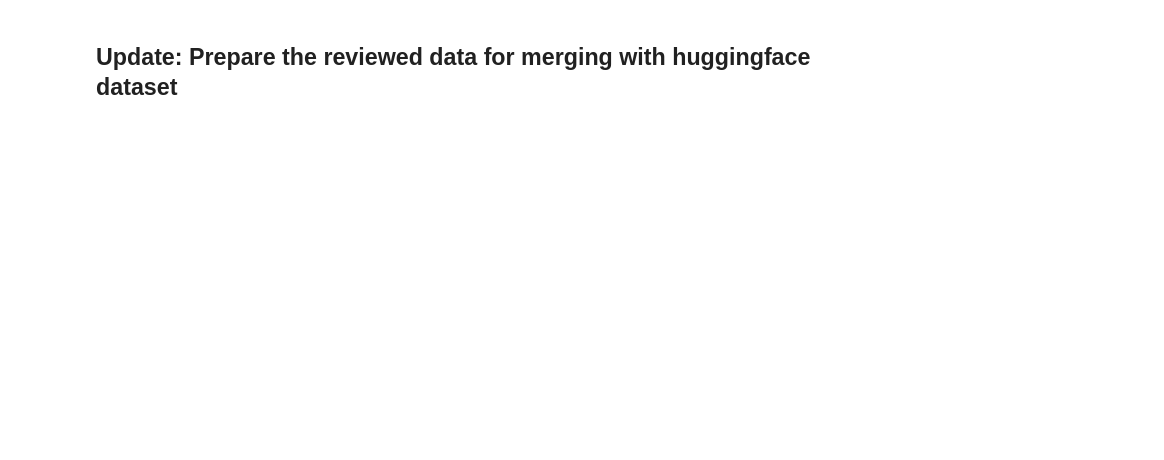
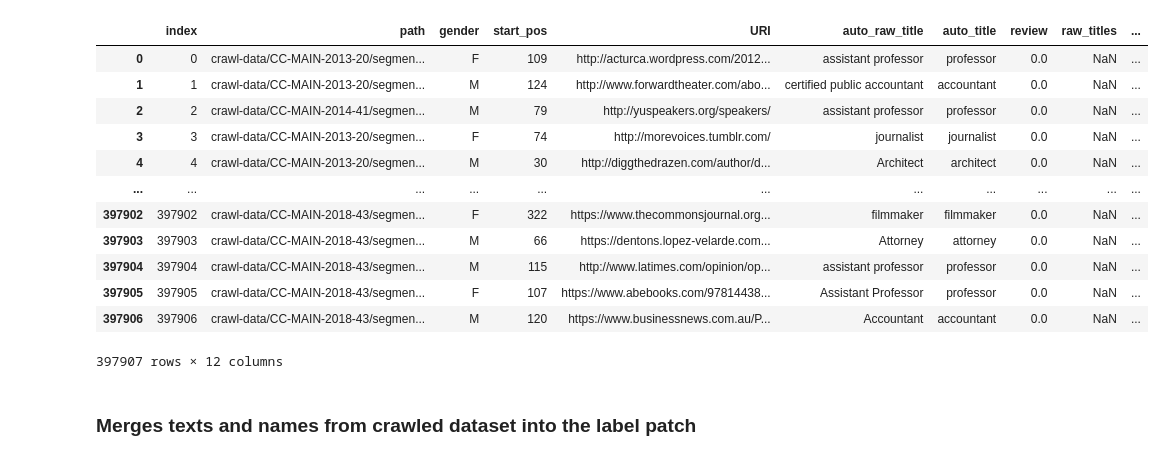
Before and after one commit to HammerLabML/MeasuringFairnessWithBiasedData, a Jupyter notebook: add_changes_to_dataset.ipynb, the cells around one changed output. Saved outputs shown, nothing was run; the diff lists cells and outputs as text; code cells hidden in the pictures; blank space fills up the shorter version.

Commit message:
update patch notebooks

```diff
--- a/add_changes_to_dataset.ipynb
+++ b/add_changes_to_dataset.ipynb
@@ -10,8 +8,5 @@ import numpy as np
 # %%
-BIOS_FILE_REVIEWED = "data/BIOS_REVIEWED.pkl" # only reviewed samples
-BIOS_FILE_COMPLETE = "data/BIOS_COMPLETE.pkl" # whole dataset with changes to the reviewed samples
-BIOS_LABELS = "data/BIOS_LABELS.csv" # this contains all of our changes without the sensitive data, but ids matching the BIOS dataset
-BIOS_RAW = "../../data/biosbias2023/BIOS.pkl" # "data/BIOS.pkl"
-TITLE_JSON = "data/title_lookup.json"
+BIOS_LABELS = "data/BIOS_LABELS_v2.csv" # this contains all of our changes without the sensitive data, but ids matching the BIOS dataset
+BIOS_RAW = "../../data/biosbias2023/BIOS.pkl" # path to the downloaded BIOS.pkl
 
-reviewed_classes = ['architect', 'surgeon', 'dentist', 'teacher', 'psychologist', 'nurse', 'photographer', 'physician', 'attorney', 'journalist']
+reviewed_classes = ['architect', 'surgeon', 'dentist', 'teacher', 'psychologist', 'nurse', 'photographer', 'physician', 'attorney', 'journalist', 'software_enginner', 'model']
@@ -21,3 +35,18 @@ with (open(BIOS_RAW, "rb")) as openfile:
 # %%
+# get labels
 df_label = pd.read_csv(BIOS_LABELS, sep='\t')
-labeled_data = df_label.to_dict('records')
+df_label
+# %% [output]
+|  | index | path | gender | start_pos | URI | auto_raw_title | auto_title | review | raw_titles | ... |
+| 0 | 0 | crawl-data/CC-MAIN-2013-20/segmen... | F | 109 | http://acturca.wordpress.com/2012... | assistant professor | professor | 0.0 | NaN | ... |
+| 1 | 1 | crawl-data/CC-MAIN-2013-20/segmen... | M | 124 | http://www.forwardtheater.com/abo... | certified public accountant | accountant | 0.0 | NaN | ... |
+| 2 | 2 | crawl-data/CC-MAIN-2014-41/segmen... | M | 79 | http://yuspeakers.org/speakers/ | assistant professor | professor | 0.0 | NaN | ... |
+| 3 | 3 | crawl-data/CC-MAIN-2013-20/segmen... | F | 74 | http://morevoices.tumblr.com/ | journalist | journalist | 0.0 | NaN | ... |
+| 4 | 4 | crawl-data/CC-MAIN-2013-20/segmen... | M | 30 | http://diggthedrazen.com/author/d... | Architect | architect | 0.0 | NaN | ... |
+| ... | ... | ... | ... | ... | ... | ... | ... | ... | ... | ... |
+| 397902 | 397902 | crawl-data/CC-MAIN-2018-43/segmen... | F | 322 | https://www.thecommonsjournal.org... | filmmaker | filmmaker | 0.0 | NaN | ... |
+| 397903 | 397903 | crawl-data/CC-MAIN-2018-43/segmen... | M | 66 | https://dentons.lopez-velarde.com... | Attorney | attorney | 0.0 | NaN | ... |
+| 397904 | 397904 | crawl-data/CC-MAIN-2018-43/segmen... | M | 115 | http://www.latimes.com/opinion/op... | assistant professor | professor | 0.0 | NaN | ... |
+| 397905 | 397905 | crawl-data/CC-MAIN-2018-43/segmen... | F | 107 | https://www.abebooks.com/97814438... | Assistant Professor | professor | 0.0 | NaN | ... |
+| 397906 | 397906 | crawl-data/CC-MAIN-2018-43/segmen... | M | 120 | https://www.businessnews.com.au/P... | Accountant | accountant | 0.0 | NaN | ... |
+397907 rows × 12 columns
@@ -56,2 +52,0 @@ with (open(BIOS_FILE_REVIEWED, "wb")) as openfile:
-# %% [markdown]
-## Update: Prepare the reviewed data for merging with huggingface dataset
@@ -234,0 +53,2 @@ with open('data/huggingface_patch.pkl', 'wb') as handle:
+# %% [markdown]
+### Merges texts and names from crawled dataset into the label patch
```
Also changed, not shown: parts of 22 cells of this notebook, 1 other file.
